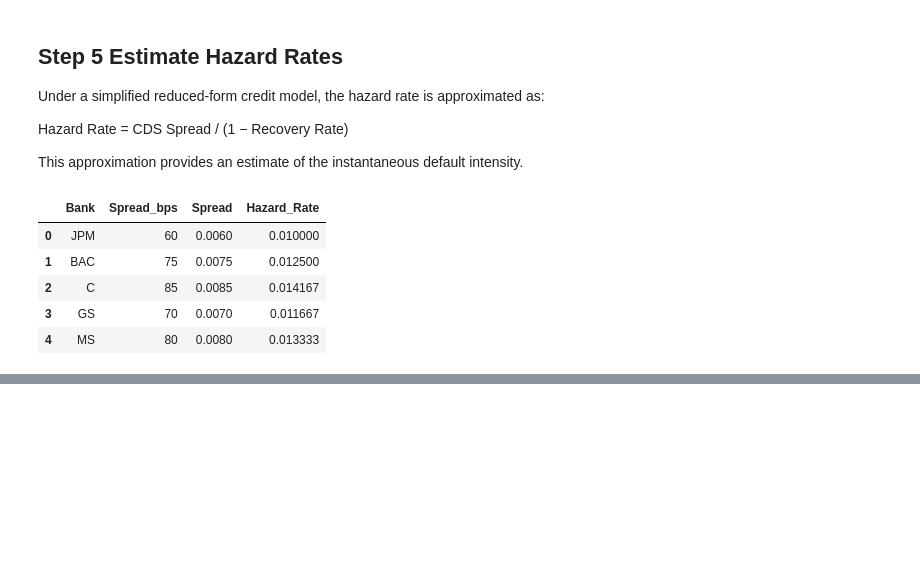
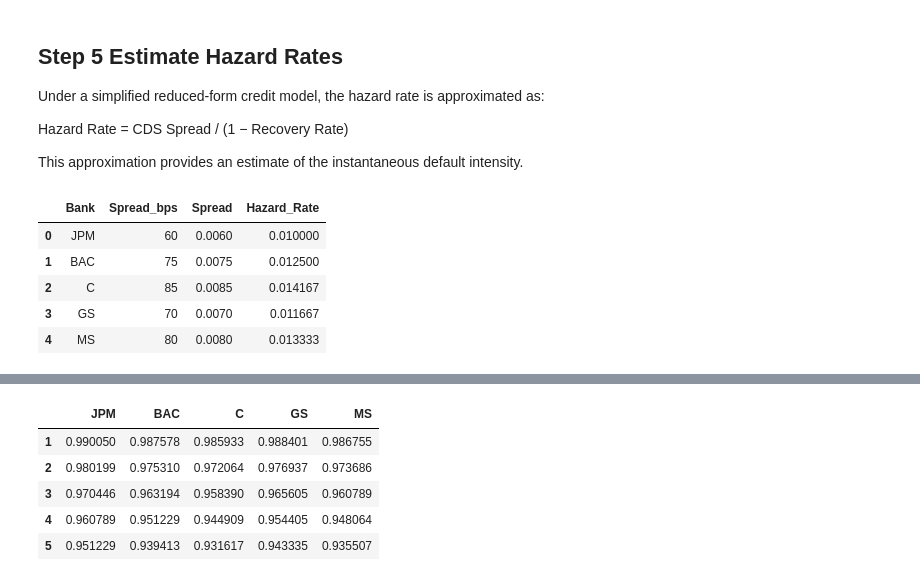
Before and after one commit to Lilly0813/Credit-risk-modeling, a Jupyter notebook: Notebooks/02_default_probability_model.ipynb, the cells around one changed output, grey strips where cells are left out. Drawn from its saved outputs; the diff is of its cells as text; code cells hidden in the pictures; blank space fills up the shorter version.

```diff
--- a/Notebooks/02_default_probability_model.ipynb
+++ b/Notebooks/02_default_probability_model.ipynb
@@ -86,0 +102,18 @@ cds_spreads
+# %%
+years = np.arange(1, 6)
+
+survival = pd.DataFrame(index=years)
+
+for _, row in cds_spreads.iterrows():
+    survival[row["Bank"]] = np.exp(
+        -row["Hazard_Rate"] * years
+    )
+
+survival
+# %% [output]
+|  | JPM | BAC | C | GS | MS |
+| 1 | 0.990050 | 0.987578 | 0.985933 | 0.988401 | 0.986755 |
+| 2 | 0.980199 | 0.975310 | 0.972064 | 0.976937 | 0.973686 |
+| 3 | 0.970446 | 0.963194 | 0.958390 | 0.965605 | 0.960789 |
+| 4 | 0.960789 | 0.951229 | 0.944909 | 0.954405 | 0.948064 |
+| 5 | 0.951229 | 0.939413 | 0.931617 | 0.943335 | 0.935507 |
```
Also changed, not shown: parts of 9 cells of this notebook.
